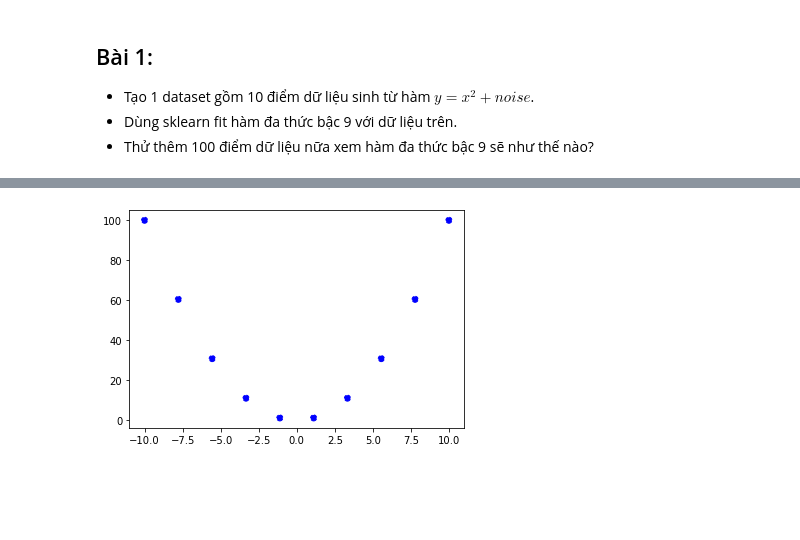
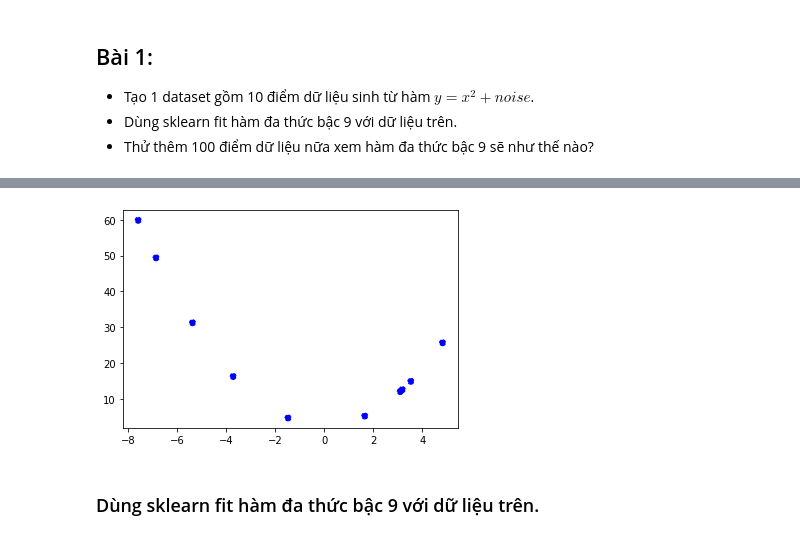
Before and after one commit to phungminhhieu1206/StudyAI, a Jupyter notebook: DeepLearning/5. CNN/TuHoc/Ex1.ipynb, the cells around one changed output, grey strips where cells are left out. Drawn from its saved outputs; the diff is of its cells as text; code cells hidden in the pictures; blank space fills up the shorter version.

```diff
--- a/DeepLearning/5. CNN/TuHoc/Ex1.ipynb
+++ b/DeepLearning/5. CNN/TuHoc/Ex1.ipynb
@@ -12,10 +13,4 @@ from sklearn.datasets import make_blobs
 # %%
-
-x = np.array([1, 2.5, 4.5, 6, 7])  # x coordinates of turning points
-y = np.array([1, 3, 2, 3.5, 2.5])  # y coordinates of turning points
-p = CubicHermiteSpline(x=x, y=y, dydx=np.zeros_like(y))  # interpolator
-plt.plot(x, y, 'o')
-
-xx = np.linspace(0.9, 7.1, 1000)
-plt.plot(xx, p(xx))
+x = 3. * np.random.randn(10).reshape(-1, 1)
+print(x)
 # %% [output]
@@ -23,0 +50,3 @@ plt.plot(xx, p(xx))
+# %%
+y = x*x + 5. * np.random.uniform(-1, 1)
+print(y)
@@ -24,5 +64,4 @@ plt.plot(xx, p(xx))
 # %%
-x = np.linspace(-10, 10, 10)
-plt.scatter(x, x*x, color="blue", label="sin(x)", linestyle="dashed");
+plt.scatter(x, y, color="blue", linestyle="dashed");
 # %% [output]
-[figure, old version]
+[figure, new version]
@@ -28,0 +72,2 @@ plt.scatter(x, x*x, color="blue", label="sin(x)", linestyle="dashed");
+# %% [markdown]
+### Dùng sklearn fit hàm đa thức bậc 9 với dữ liệu trên.
```
Also changed, not shown: parts of 16 cells of this notebook, 12 other files.
